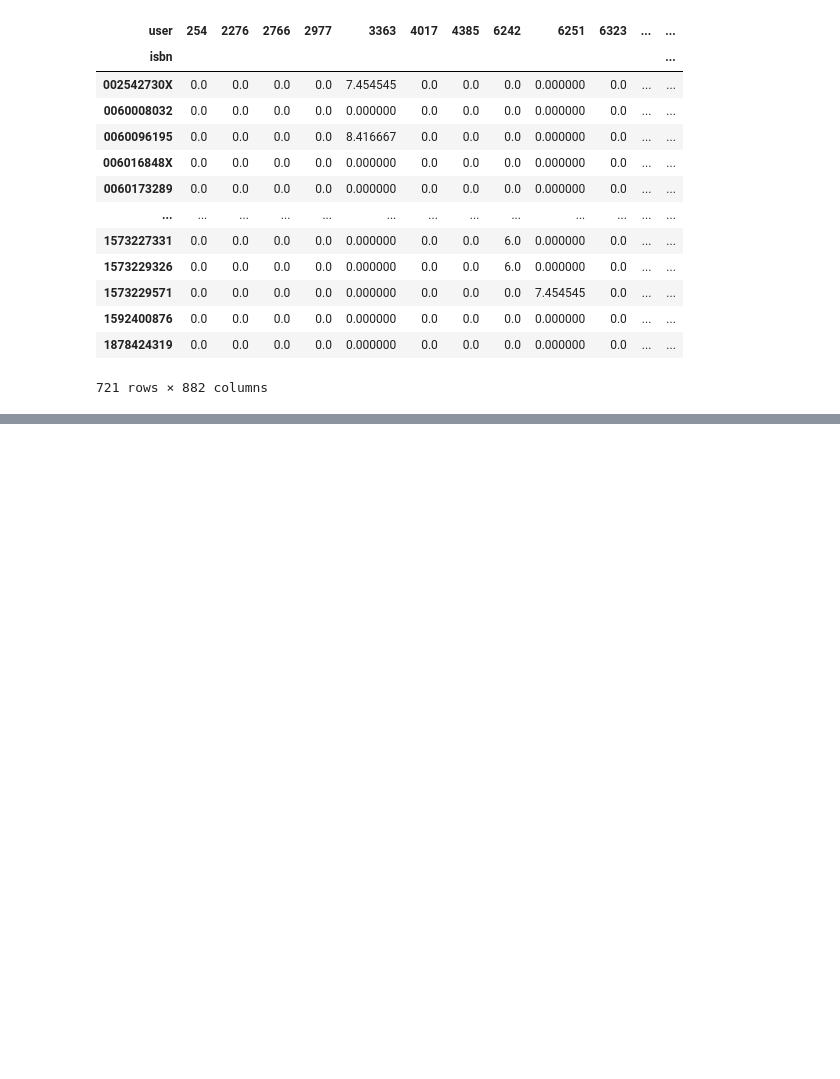
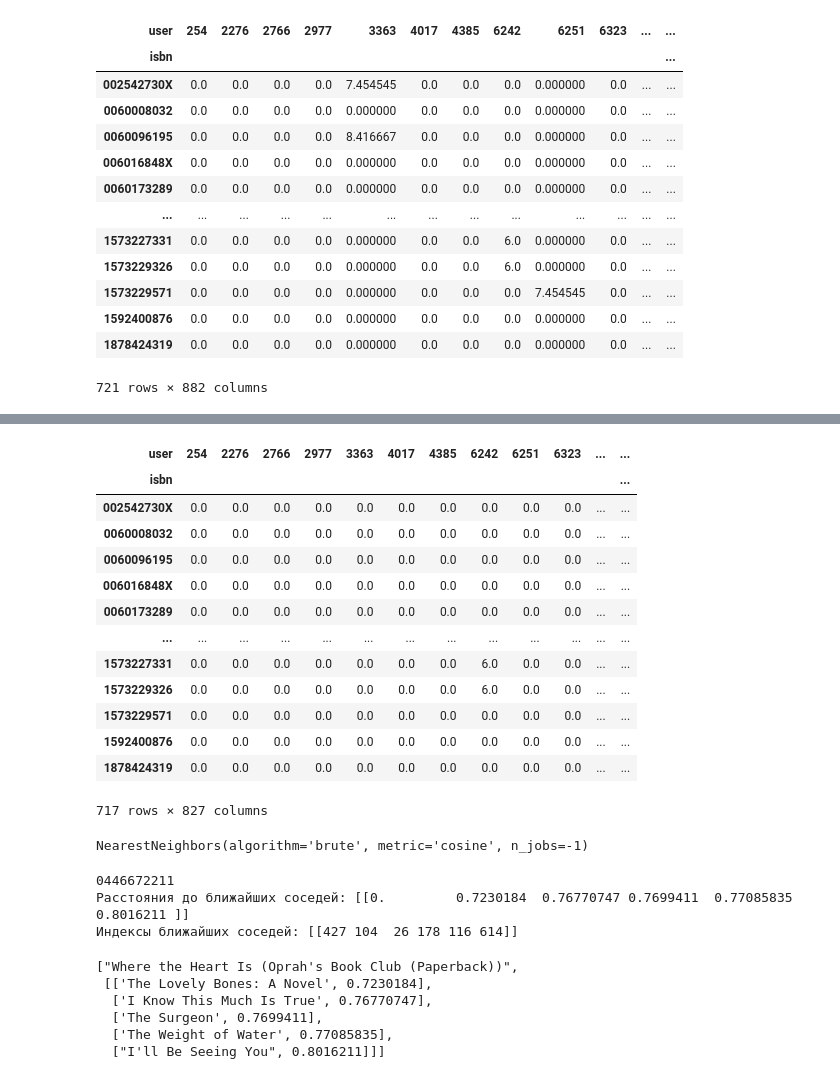
Before and after one commit to zyf2021/fcc_book_recommendation_knn, a Jupyter notebook: fcc_book_recommendation_knn.ipynb, the cells around one changed output, grey strips where cells are left out. Saved outputs shown, nothing was run; the diff lists cells and outputs as text; code cells hidden in the pictures; blank space fills up the shorter version.

```diff
--- a/fcc_book_recommendation_knn.ipynb
+++ b/fcc_book_recommendation_knn.ipynb
@@ -390,0 +433,2 @@ def get_recommends(book = ""):
+# %%
+full_df = full_df.loc[full_df['rating'] != 0]
@@ -390,0 +458,68 @@ def get_recommends(book = ""):
+# %%
+full_df_pivot = full_df.pivot(index='isbn', columns='user', values='rating').fillna(0)
+# %%
+full_df_pivot
+# %% [output]
+| user | 254 | 2276 | 2766 | 2977 | 3363 | 4017 | 4385 | 6242 | 6251 | 6323 | ... | ... |
+| isbn |  |  |  |  |  |  |  |  |  |  |  | ... |
+| 002542730X | 0.0 | 0.0 | 0.0 | 0.0 | 0.0 | 0.0 | 0.0 | 0.0 | 0.0 | 0.0 | ... | ... |
+| 0060008032 | 0.0 | 0.0 | 0.0 | 0.0 | 0.0 | 0.0 | 0.0 | 0.0 | 0.0 | 0.0 | ... | ... |
+| 0060096195 | 0.0 | 0.0 | 0.0 | 0.0 | 0.0 | 0.0 | 0.0 | 0.0 | 0.0 | 0.0 | ... | ... |
+| 006016848X | 0.0 | 0.0 | 0.0 | 0.0 | 0.0 | 0.0 | 0.0 | 0.0 | 0.0 | 0.0 | ... | ... |
+| 0060173289 | 0.0 | 0.0 | 0.0 | 0.0 | 0.0 | 0.0 | 0.0 | 0.0 | 0.0 | 0.0 | ... | ... |
+| ... | ... | ... | ... | ... | ... | ... | ... | ... | ... | ... | ... | ... |
+| 1573227331 | 0.0 | 0.0 | 0.0 | 0.0 | 0.0 | 0.0 | 0.0 | 6.0 | 0.0 | 0.0 | ... | ... |
+| 1573229326 | 0.0 | 0.0 | 0.0 | 0.0 | 0.0 | 0.0 | 0.0 | 6.0 | 0.0 | 0.0 | ... | ... |
+| 1573229571 | 0.0 | 0.0 | 0.0 | 0.0 | 0.0 | 0.0 | 0.0 | 0.0 | 0.0 | 0.0 | ... | ... |
+| 1592400876 | 0.0 | 0.0 | 0.0 | 0.0 | 0.0 | 0.0 | 0.0 | 0.0 | 0.0 | 0.0 | ... | ... |
+| 1878424319 | 0.0 | 0.0 | 0.0 | 0.0 | 0.0 | 0.0 | 0.0 | 0.0 | 0.0 | 0.0 | ... | ... |
+717 rows × 827 columns
+# %%
+# add your code here - consider creating a new cell for each section of code
+X = full_df_pivot.values
+
+# Создание и обучение модели K-ближайших соседей
+model = NearestNeighbors(metric='cosine', algorithm='brute', n_neighbors=5, n_jobs=-1)
+model.fit(X)
+# %% [output]
+NearestNeighbors(algorithm='brute', metric='cosine', n_jobs=-1)
+# %%
+# book_user_matrix
+# Достанем isbn
+current_isbn = full_df[full_df['title'] == "Where the Heart Is (Oprah's Book Club (Paperback))"].iloc[0]['isbn']
+print(current_isbn)
+# Преобразуем в numpy строку с оценками выбранного isbn
+full_df_pivot.loc[current_isbn].values.reshape(1, -1)
+# Найдем подходящие книги по модели
+distances, indices = model.kneighbors(full_df_pivot.loc[current_isbn].values.reshape(1, -1), n_neighbors=6)
+print("Расстояния до ближайших соседей:", distances)
+print("Индексы ближайших соседей:", indices)
+# %% [output]
+0446672211
+Расстояния до ближайших соседей: [[0.         0.7230184  0.76770747 0.7699411  0.77085835 0.8016211 ]]
+Индексы ближайших соседей: [[427 104  26 178 116 614]]
+# %%
+recommended_books = []
+# Преобразуем indices в одномерный массив, иначе рисует кракозябру...
+indices = indices.flatten()
+distances = distances.flatten()
+for i in range(len(indices)):
+
+  isbn = full_df_pivot.index[indices[i]]
+
+  if distances[i] == 0:
+    recommended_books.append(full_df[full_df['isbn'] == isbn].iloc[0]['title'])
+    recommended_books.append([])
+  else:
+    recommended_books[1].append([full_df[full_df['isbn'] == isbn].iloc[0]['title'], distances[i]])
+
+  # отсортировать это все
+
+recommended_books
+# %% [output]
+["Where the Heart Is (Oprah's Book Club (Paperback))",
+ [['The Lovely Bones: A Novel', 0.7230184],
+  ['I Know This Much Is True', 0.76770747],
+  ['The Surgeon', 0.7699411],
+  ['The Weight of Water', 0.77085835],
+  ["I'll Be Seeing You", 0.8016211]]]
```
Also changed, not shown: parts of 27 cells of this notebook.
